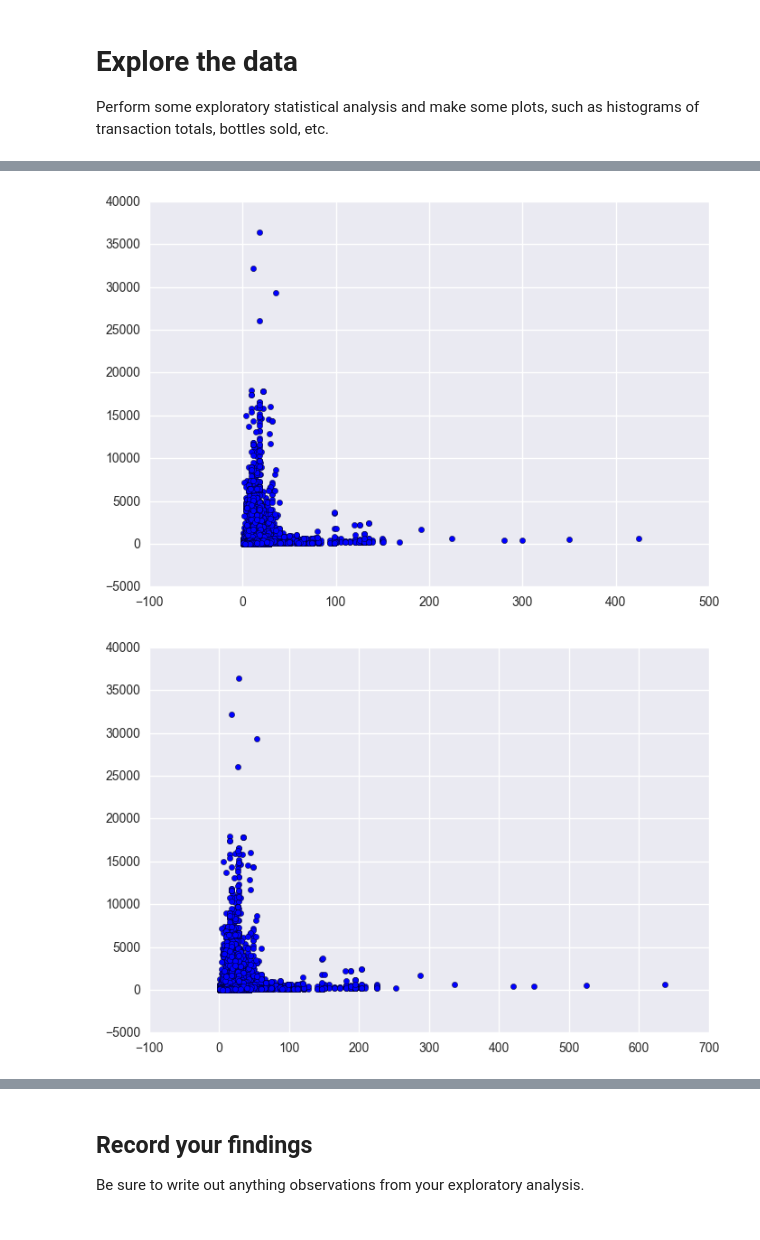
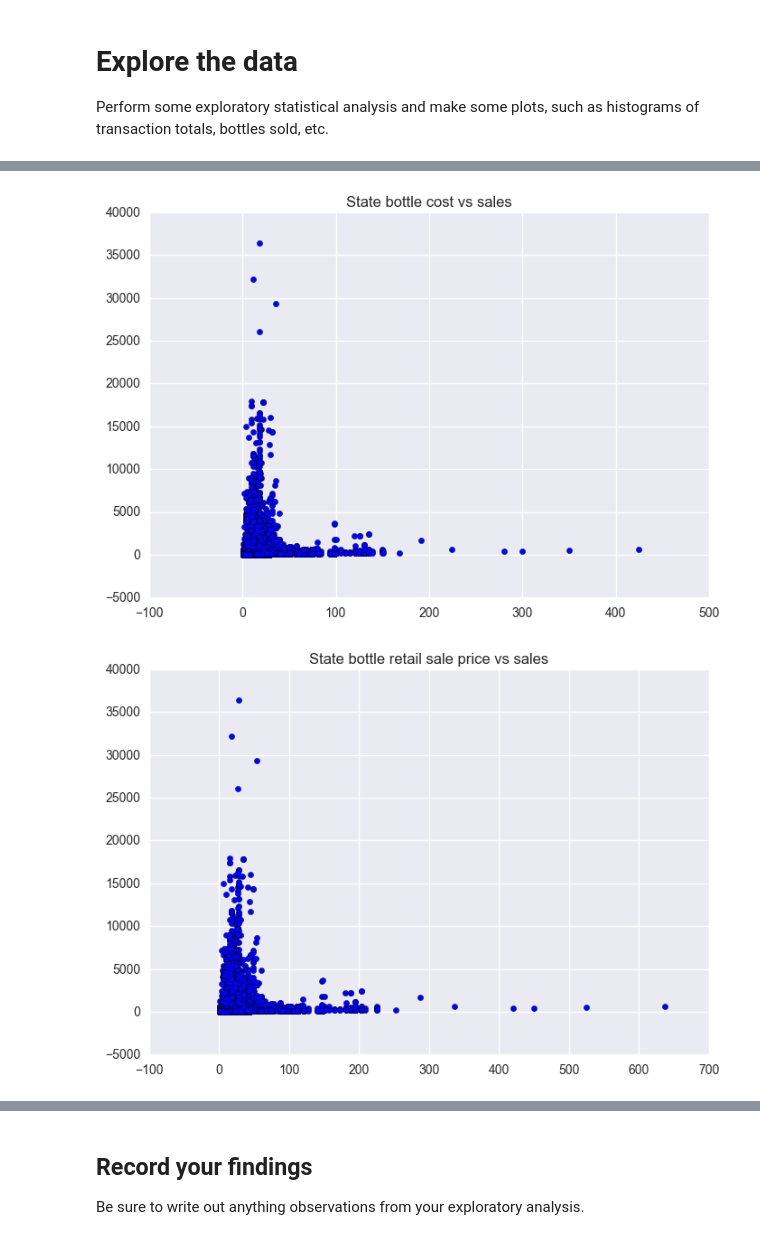
Before and after one commit to jroyalty07/dsi-sea-project03, a Jupyter notebook: starter-code/Project 3 Starter Code.ipynb, the cells around one changed output, grey strips where cells are left out. Drawn from its saved outputs; the diff is of its cells as text; code cells hidden in the pictures.

```diff
--- a/starter-code/Project 3 Starter Code.ipynb
+++ b/starter-code/Project 3 Starter Code.ipynb
@@ -59,9 +58,11 @@ plt.show()
 # %%
 plt.scatter(df['st_btl_cost'], df['sale'])
+plt.title("State bottle cost vs sales")
 plt.show()
 
 plt.scatter(df['st_btl_retail'], df['sale'])
+plt.title("State bottle retail sale price vs sales")
 plt.show()
 # %% [output]
-[figure, old version]
+[figure, new version]
-[figure, old version]
+[figure, new version]
```
Also changed, not shown: parts of 12 cells of this notebook.
